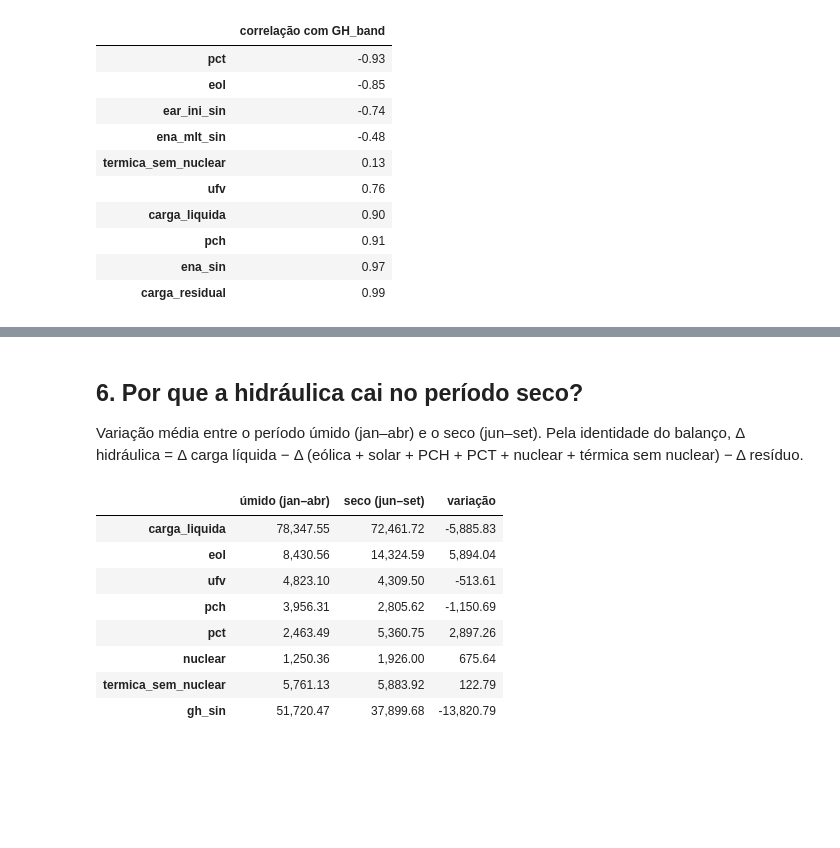
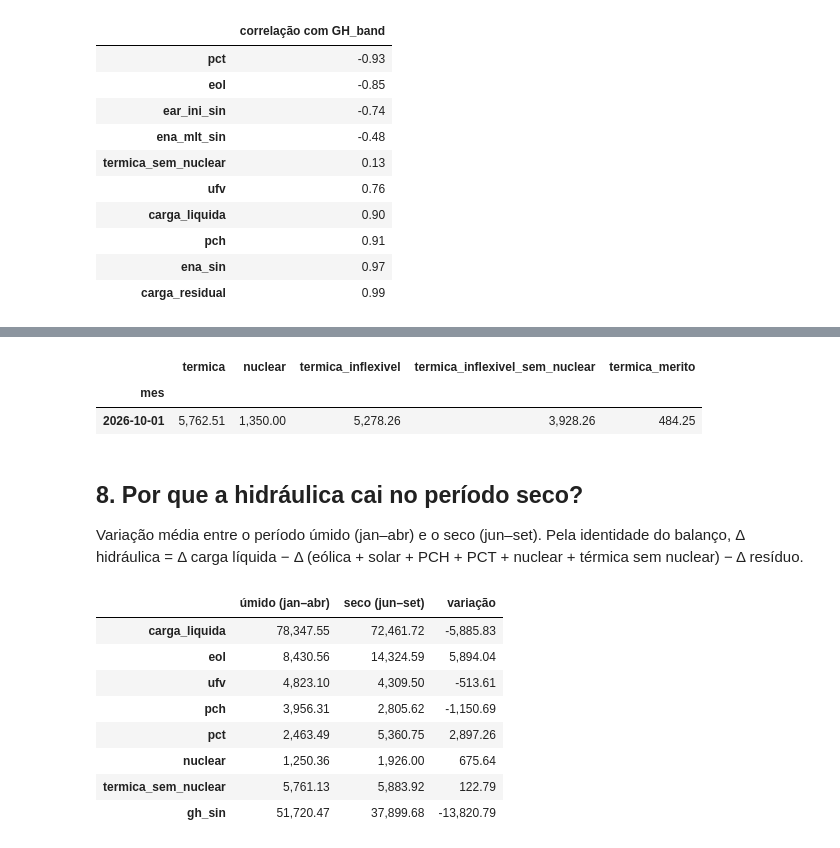
Before and after one commit to pimenta-arthur/forecast-bandeiras-analytics, a Jupyter notebook: notebooks/01_eda.ipynb, the cells around one changed output, grey strips where cells are left out. Saved outputs shown, nothing was run; the diff lists cells and outputs as text; code cells hidden in the pictures; blank space fills up the shorter version.

```diff
--- a/notebooks/01_eda.ipynb
+++ b/notebooks/01_eda.ipynb
@@ -110,5 +164,11 @@ base[cols + ["gh_band"]].corr()["gh_band"].drop("gh_band").sort_values().to_fram
+# %%
+base.loc["2026-10", ["termica", "nuclear", "termica_inflexivel", "termica_inflexivel_sem_nuclear", "termica_merito"]]
+# %% [output]
+|  | termica | nuclear | termica_inflexivel | termica_inflexivel_sem_nuclear | termica_merito |
+| mes |  |  |  |  |  |
+| 2026-10-01 | 5,762.51 | 1,350.00 | 5,278.26 | 3,928.26 | 484.25 |
 # %% [markdown]
-## 6. Por que a hidráulica cai no período seco?
+## 8. Por que a hidráulica cai no período seco?
 
 Variação média entre o período úmido (jan–abr) e o seco (jun–set). Pela identidade do balanço,
 Δ hidráulica = Δ carga líquida − Δ (eólica + solar + PCH + PCT + nuclear + térmica sem nuclear) − Δ resíduo.
```
Also changed, not shown: parts of 12 cells of this notebook, 19 other files.
